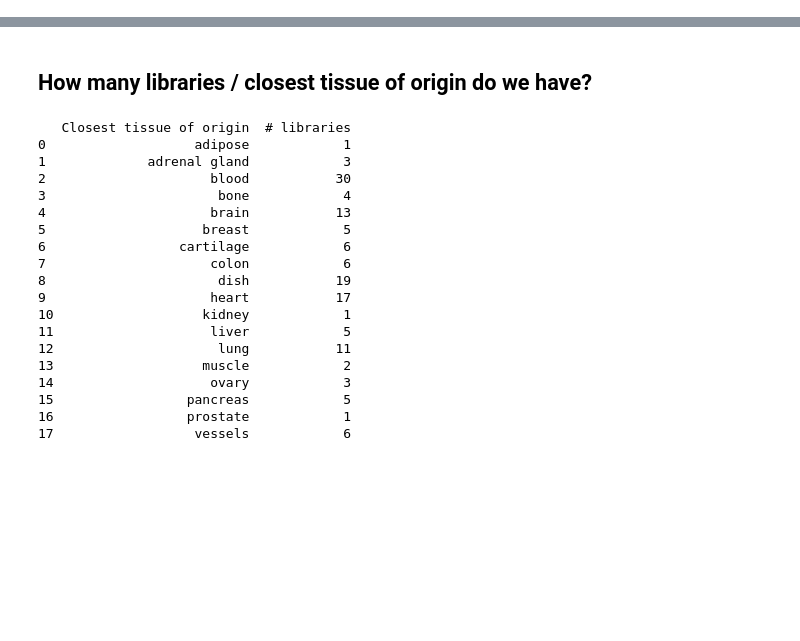
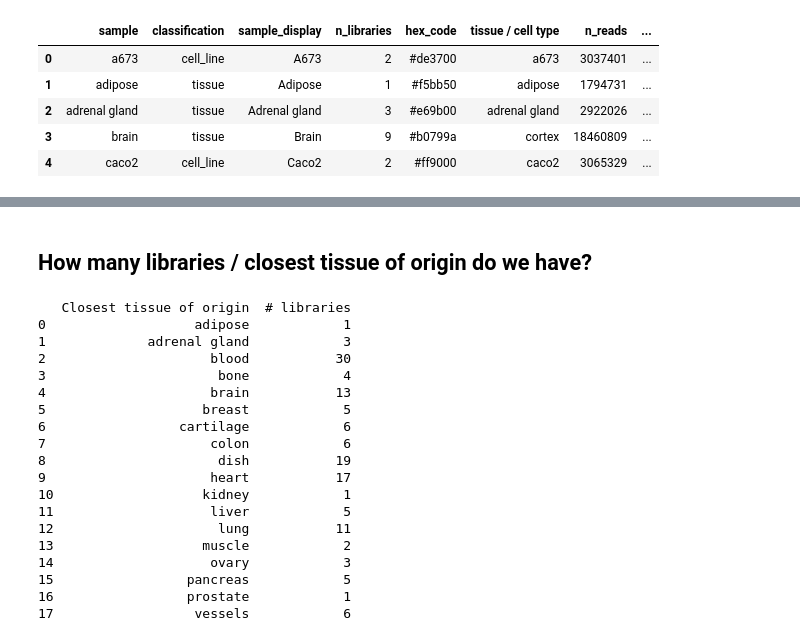
Before and after one commit to fairliereese/rnawg, a Jupyter notebook: lr_bulk/data_summary.ipynb, the cells around one changed output, grey strips where cells are left out. Drawn from its saved outputs; the diff is of its cells as text; code cells hidden in the pictures; blank space fills up the shorter version.

```diff
--- a/lr_bulk/data_summary.ipynb
+++ b/lr_bulk/data_summary.ipynb
@@ -69,0 +230,41 @@ meta.to_csv('lr_human_data_summary.tsv', sep='\t', index=False)
+# %%
+df = pd.read_csv('file_to_hr.tsv', sep='\t', header=None, names=['file_id', 'hr', 'sample_display'])
+df = df.groupby('sample_display').agg({'file_id': ','.join, 'hr': ','.join}).reset_index()
+meta = meta.merge(df, how='left', on='sample_display')
+# %%
+## add mouse matching samples
+samples = get_mouse_match_samples()
+
+# sample to tissue dict for mouse
+st_dict = {'adrenal gland': ['adrenal'],
+           'heart': ['heart'],
+           'muscle': ['gastroc', 'c2c12_myoblast', 'c2c12_myotube', 'forelimb'],
+           'brain': ['cortex', 'hippocampus'],
+           'pgp1_excite_neuron': ['cortex', 'hippocampus'],
+           'pgp1_astro': ['cortex', 'hippocampus'],
+           'h9_osteocyte': ['forelimb'],
+           'h1': ['f1219'],
+           'wtc11': ['f1219']}
+
+df = pd.read_csv('../mouse/lr_bulk/swan/mouse_metadata.tsv', sep='\t')
+df = df[['tissue', 'sample']].drop_duplicates()
+df = df.groupby('tissue').agg({'sample': ','.join}).reset_index()
+
+meta['mouse_tissue'] = meta['sample'].map(st_dict)
+def get_human_mouse_samples(x, df):
+    if not type(x.mouse_tissue) == list:
+        return None
+    samples = df.loc[df['tissue'].isin(x.mouse_tissue)].copy(deep=True)
+    samples['temp'] = 1
+    samples = samples[['sample', 'temp']]
+    samples = samples.groupby('temp').agg({'sample': ','.join}).reset_index()['sample'].values[0]
+    return samples
+meta['matching_mouse_samples'] = meta.apply(lambda x: get_human_mouse_samples(x, df), axis=1)
+meta.drop('mouse_tissue', axis=1, inplace=True)
+# %% [output]
+|  | sample | classification | sample_display | n_libraries | hex_code | tissue / cell type | n_reads | ... |
+| 0 | a673 | cell_line | A673 | 2 | #de3700 | a673 | 3037401 | ... |
+| 1 | adipose | tissue | Adipose | 1 | #f5bb50 | adipose | 1794731 | ... |
+| 2 | adrenal gland | tissue | Adrenal gland | 3 | #e69b00 | adrenal gland | 2922026 | ... |
+| 3 | brain | tissue | Brain | 9 | #b0799a | cortex | 18460809 | ... |
+| 4 | caco2 | cell_line | Caco2 | 2 | #ff9000 | caco2 | 3065329 | ... |
```
Also changed, not shown: parts of 13 cells of this notebook, 1 other file.
